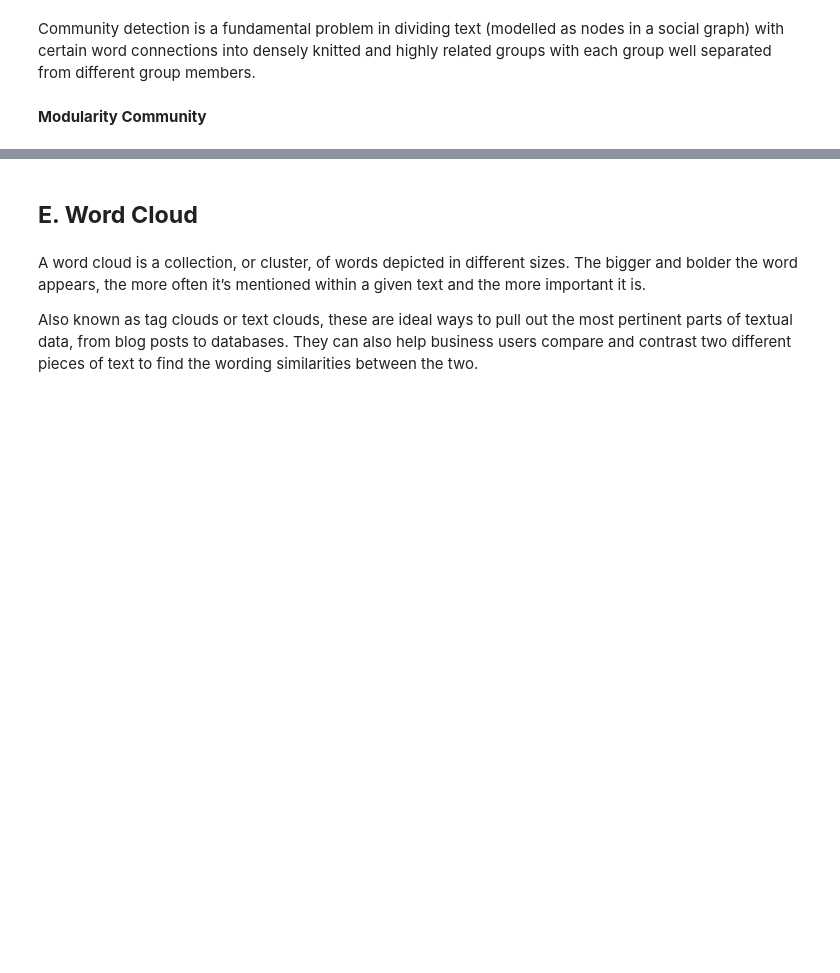
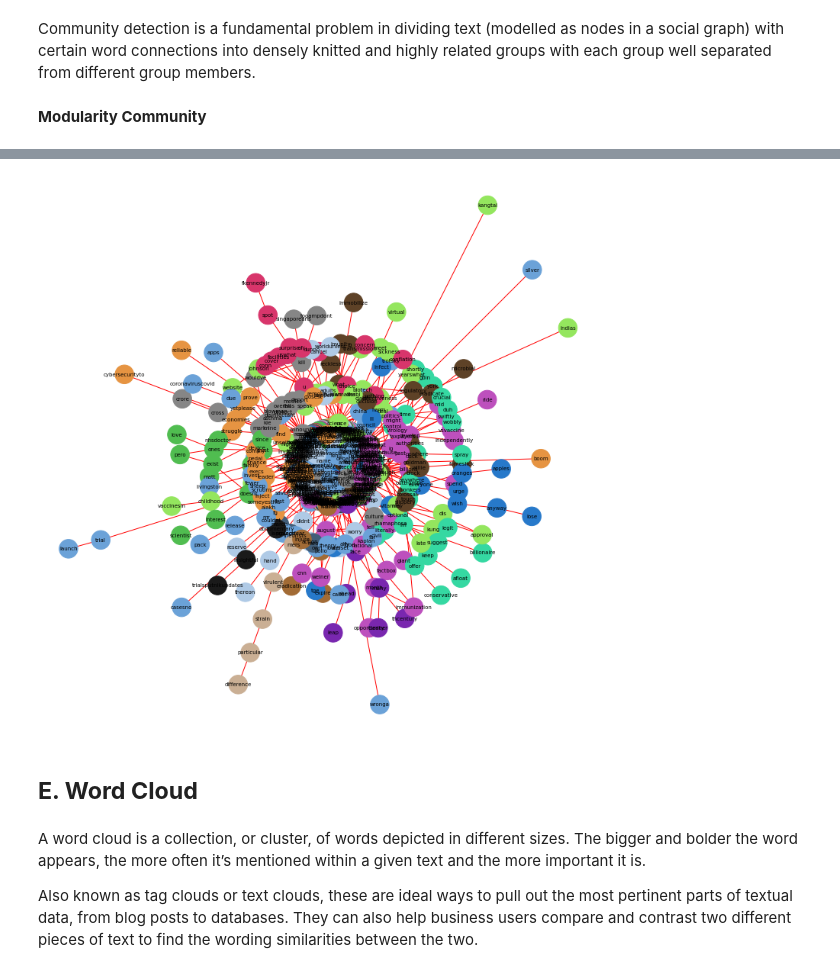
Before and after one commit to maitb-ss/social-media-analytics, a Jupyter notebook: 002_covid_text_analysis.ipynb, the cells around one changed output, grey strips where cells are left out. Saved outputs shown, nothing was run; the diff lists cells and outputs as text; code cells hidden in the pictures; blank space fills up the shorter version.

```diff
--- a/002_covid_text_analysis.ipynb
+++ b/002_covid_text_analysis.ipynb
@@ -428,18 +693,19 @@ def get_color(i, r_off=1, g_off=1, b_off=1):
 # %%
 # Set Node Communities
 community = set_node_community(sampled_graph, communities_m)
 
 # Set Node Color
 node_color = [get_color(sampled_graph.nodes[v]['community']) for v in sampled_graph.nodes]
 
 # Visualize the Network
 import matplotlib.pyplot as plt
 plt.figure(figsize=(10,10))
 nx.draw(sampled_graph, with_labels=True,
         node_color = node_color, node_size=600,
         arrowstyle='->',arrowsize=20, edge_color='r',
-        font_size=7, map = plt.get_cmap('jet'),
-        pos=nx.kamada_kawai_layout(sampled_graph))
+        font_size=7, pos=nx.kamada_kawai_layout(sampled_graph))
+# %% [output]
+[figure, added]
 # %% [markdown]
 ## **E. Word Cloud**
 # %% [markdown]
```
Also changed, not shown: parts of 36 cells of this notebook.
